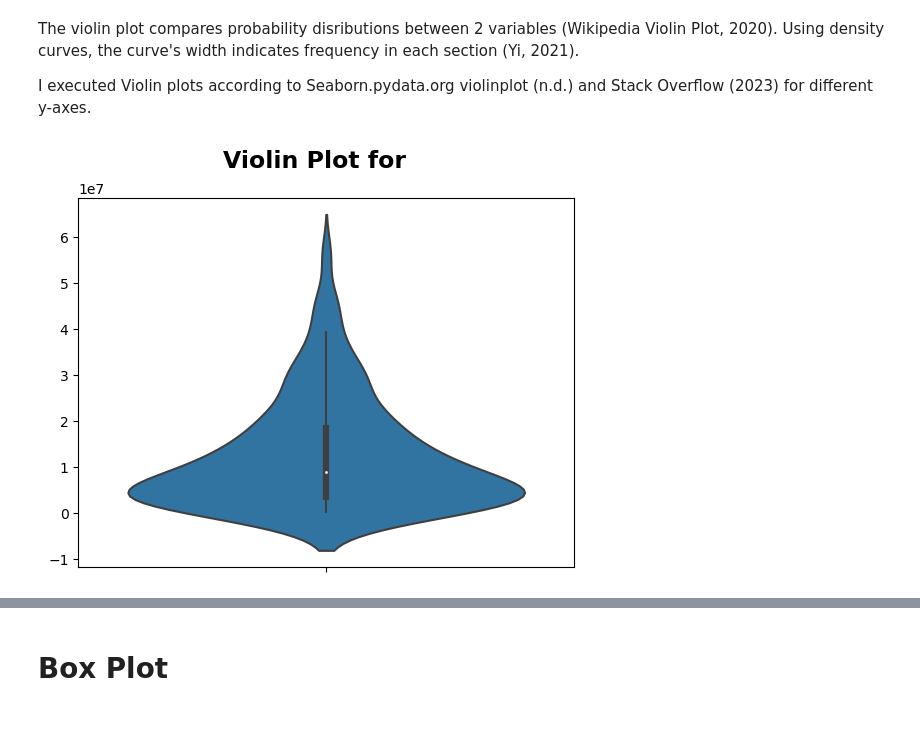
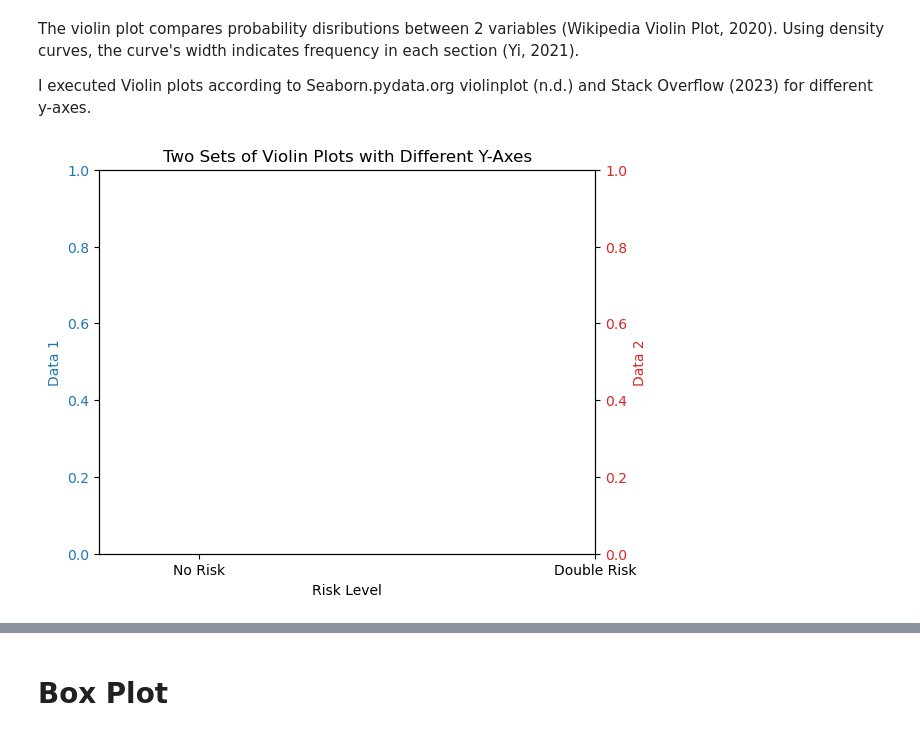
Before and after one commit to nurbujang/1progdaw23, a Jupyter notebook: project1.ipynb, the cells around one changed output, grey strips where cells are left out. Saved outputs shown, nothing was run; the diff lists cells and outputs as text; code cells hidden in the pictures.

Commit message:
violin 2 y axis

```diff
--- a/project1.ipynb
+++ b/project1.ipynb
@@ -757,36 +735,47 @@ I executed Violin plots according to Seaborn.pydata.org violinplot (n.d.) and St
 import numpy as np
 import matplotlib.pyplot as plt
 import matplotlib as mpl
+
 
 # generate some random data
 data1 = np.random.normal(loc=0, scale=1, size=1000)
 data2 = np.random.normal(loc=0, scale=0.1, size=100)
 data3 = np.random.normal(loc=1, scale=1, size=1000)
 data4 = np.random.normal(loc=1, scale=0.1, size=100)
 
-s_kwargs = {"s": 40, "marker": "_"}
-v_kwargs = {"showextrema": False, "showmedians": False, "showmeans": False, "widths": 0.5}
+def custom_violin(ax, data, pos, fc='b', ec='k', alpha=0.7,
+                  percentiles=[25, 50, 75], side="both",
+                  scatter_kwargs={}, violin_kwargs={}):
+
+    s_kwargs = {"s": 40, "marker": "_"}
+    v_kwargs = {"showextrema": False, "showmedians": False, "showmeans": False, "widths": 0.5}
 
 # create the figure and the axes (left and right)
 fig, ax1 = plt.subplots()
 ax2 = ax1.twinx()
 
 # create the first set of violin plots for the no risk data
 custom_violin(ax1, data1, 0, 'tab:blue', 'tab:blue', 0.6, scatter_kwargs=s_kwargs, violin_kwargs=v_kwargs)
 custom_violin(ax2, data2, 0.5, 'tab:red', 'tab:red', 0.6, scatter_kwargs=s_kwargs, violin_kwargs=v_kwargs)
 ax1.set_ylabel('Data 1', color='tab:blue')
 ax1.tick_params(axis='y', labelcolor='tab:blue')
 
 # create the second set of violin plots on ax2
 custom_violin(ax1, data3, 1, 'tab:blue', 'tab:blue', 0.6,  scatter_kwargs=s_kwargs, violin_kwargs=v_kwargs)
 custom_violin(ax2, data4, 1.5, 'tab:red', 'tab:red', 0.6, scatter_kwargs=s_kwargs, violin_kwargs=v_kwargs)
 ax2.set_ylabel('Data 2', color='tab:red')
 ax2.tick_params(axis='y', labelcolor='tab:red')
 
 # set the x-axis tick locations and labels
 ax1.set_xticks([0.25, 1.25])
 ax1.set_xticklabels(['No Risk', 'Double Risk'])
 ax1.set_xlabel('Risk Level')
 ax1.set_title('Two Sets of Violin Plots with Different Y-Axes')
+
+# adjust the position of the axes
+ax2.set_position([0.13, 0.1, 0.775, 0.8])
+
+# show the plot
+plt.show()
 # %% [output]
-[figure, old version]
+[figure, new version]
```
Also changed, not shown: parts of 17 cells of this notebook, 1 other file.
